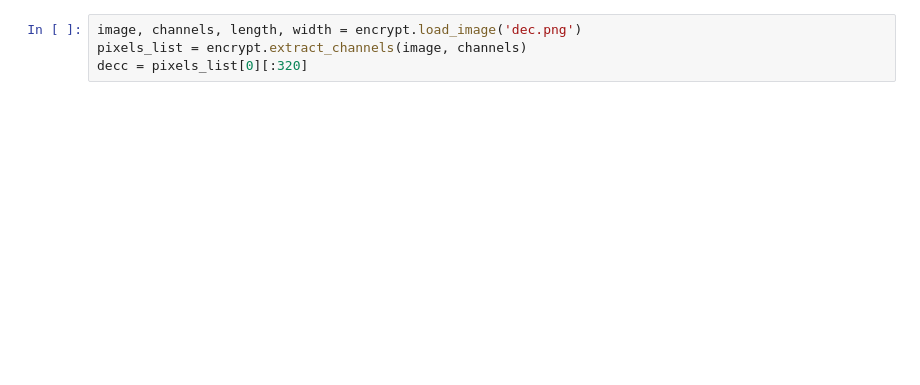
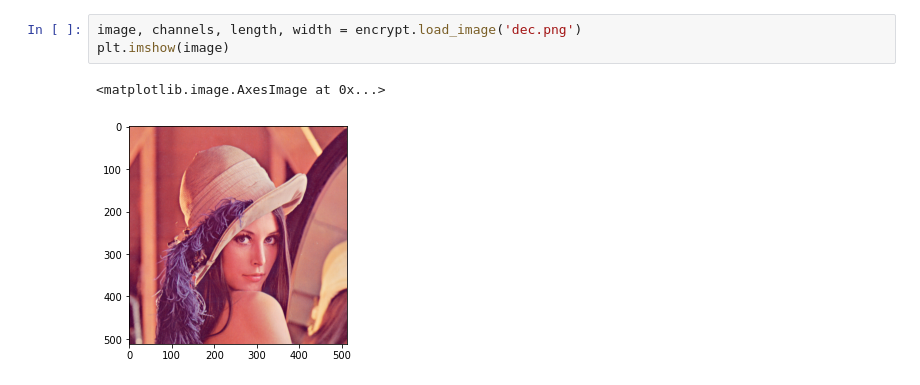
Before and after one commit to vlgiitr/Image-Steganography-with-ECC-and-Neural-Nets, a Jupyter notebook: main.ipynb, the cells around one changed output. Cells and saved outputs as stored; diff of their text form; blank space fills up the shorter version.

```diff
--- a/main.ipynb
+++ b/main.ipynb
@@ -169,4 +48,6 @@ for i in pixels_list:
 # %%
 image, channels, length, width = encrypt.load_image('dec.png')
-pixels_list = encrypt.extract_channels(image, channels)
-decc = pixels_list[0][:320]
+plt.imshow(image)
+# %% [output]
+<matplotlib.image.AxesImage at 0x...>
+[figure, added]
```
Also changed, not shown: parts of 10 cells of this notebook, 4 other files.
